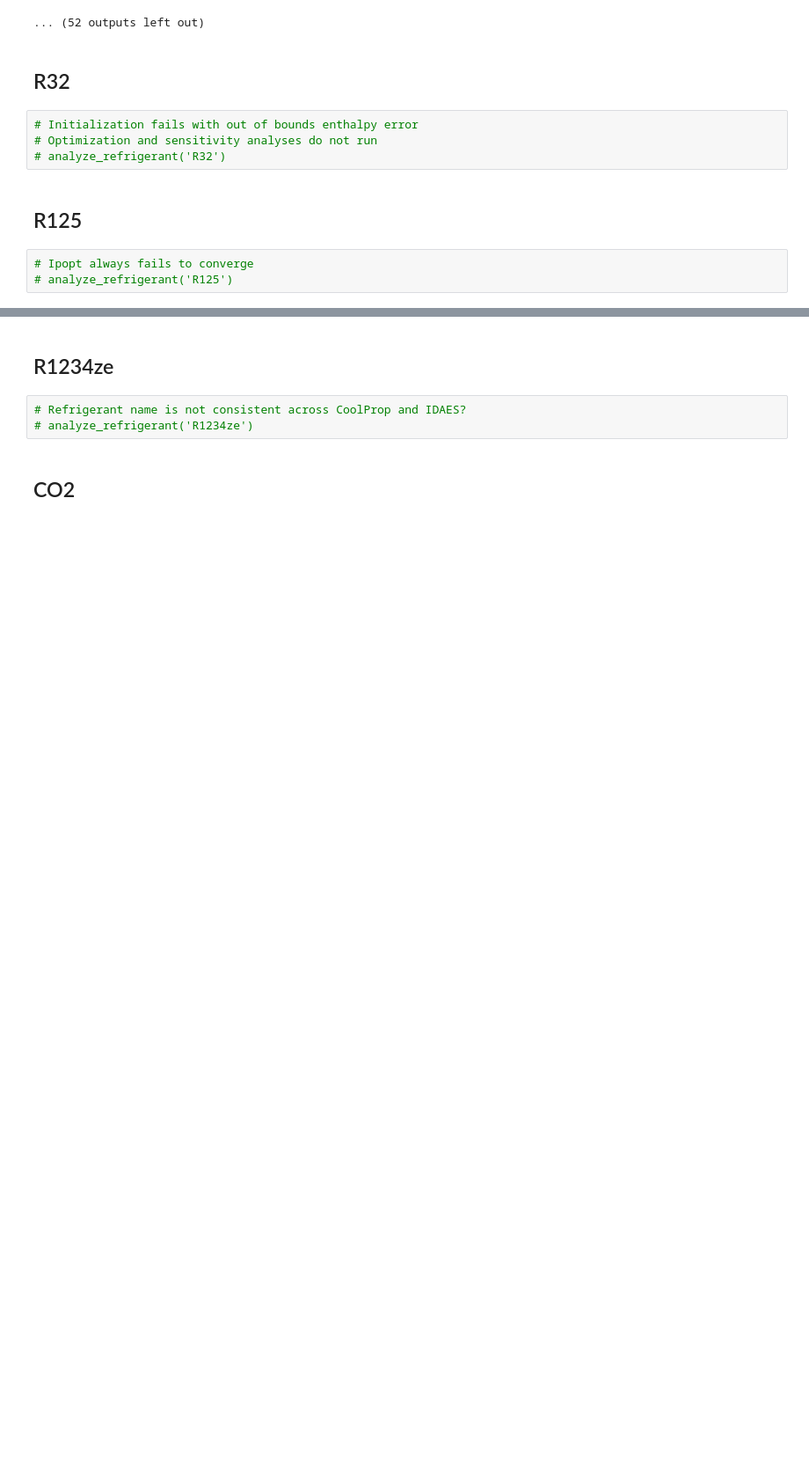
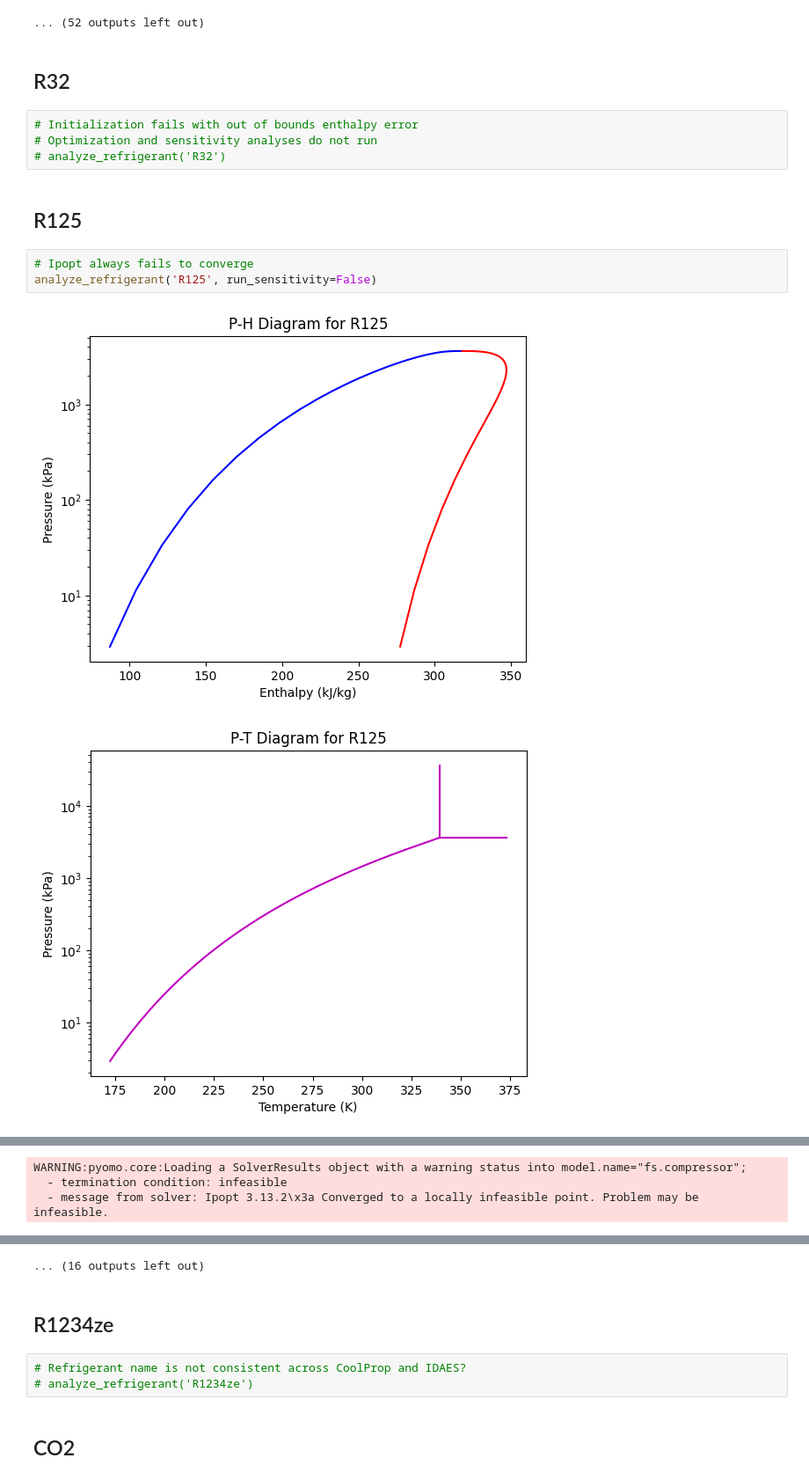
Before and after one commit to dowlinglab/idaes-hvacr-cycles, a Jupyter notebook: simple_refridgeration4.ipynb, the cells around one changed output, grey strips where cells are left out. Shown at 88% size. Saved outputs shown, nothing was run; the diff lists cells and outputs as text; blank space fills up the shorter version.

```diff
--- a/simple_refridgeration4.ipynb
+++ b/simple_refridgeration4.ipynb
@@ -186,4 +186,7 @@ WARNING:idaes.core.util.scaling:Missing scaling factor for fs.compressor.control
 ## R125
 # %%
 # Ipopt always fails to converge
-# analyze_refrigerant('R125')
+analyze_refrigerant('R125', run_sensitivity=False)
+# %% [output]
+[figure, added]
+[figure, added]
@@ -189,0 +197,3 @@ WARNING:idaes.core.util.scaling:Missing scaling factor for fs.compressor.control
+WARNING:pyomo.core:Loading a SolverResults object with a warning status into model.name="fs.compressor";
+  - termination condition: infeasible
+  - message from solver: Ipopt 3.13.2\x3a Converged to a locally infeasible point. Problem may be infeasible.
@@ -190,3 +221,4 @@ WARNING:idaes.core.util.scaling:Missing scaling factor for fs.compressor.control
+... (16 outputs left out)
 # %% [markdown]
 ## R1234ze
 # %%
```
Also changed, not shown: parts of 5 cells of this notebook, 1 other file.
